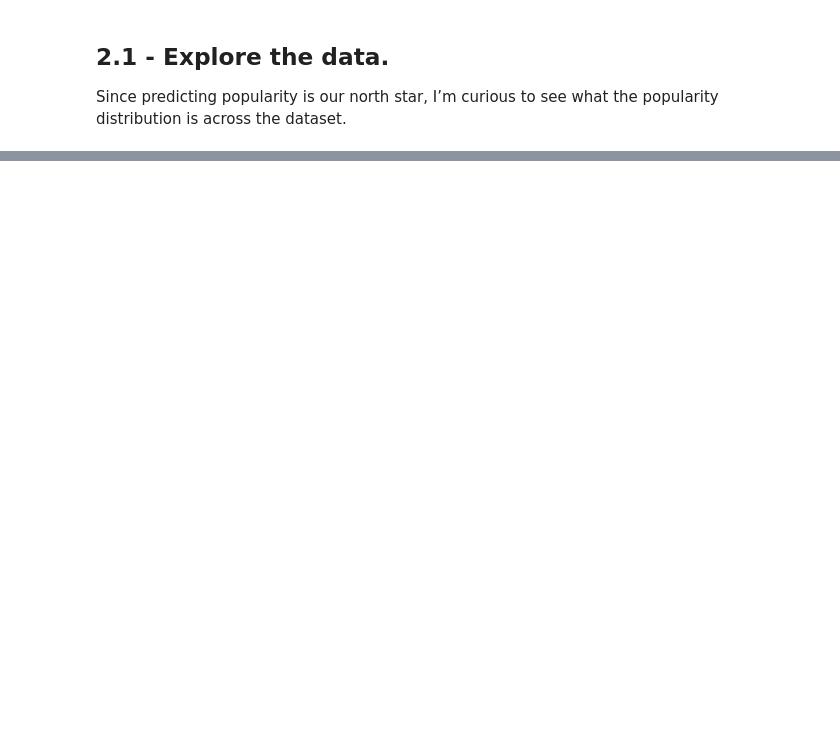
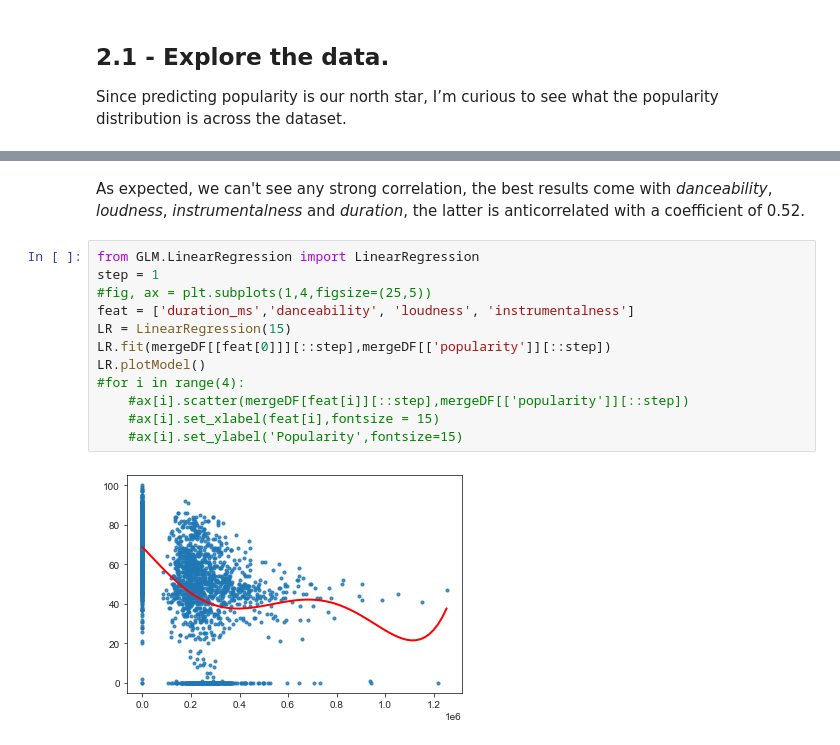
Before and after one commit to Benjamin-Barda/spotyCARLO, a Jupyter notebook: PacosPart.ipynb, the cells around one changed output, grey strips where cells are left out. Drawn from its saved outputs; the diff is of its cells as text; blank space fills up the shorter version.

```diff
--- a/PacosPart.ipynb
+++ b/PacosPart.ipynb
@@ -60,0 +139,16 @@ _ = plt.hist(dF[['popularity']],density = True, bins = 24,edgecolor='white',)
+# %% [markdown]
+As expected, we can't see any strong correlation, the best results come with *danceability*, *loudness*, *instrumentalness* and *duration*, the latter is anticorrelated with a coefficient of 0.52.
+# %%
+from GLM.LinearRegression import LinearRegression
+step = 1
+#fig, ax = plt.subplots(1,4,figsize=(25,5))
+feat = ['duration_ms','danceability', 'loudness', 'instrumentalness']
+LR = LinearRegression(15)
+LR.fit(mergeDF[[feat[0]]][::step],mergeDF[['popularity']][::step])
+LR.plotModel()
+#for i in range(4):
+    #ax[i].scatter(mergeDF[feat[i]][::step],mergeDF[['popularity']][::step])
+    #ax[i].set_xlabel(feat[i],fontsize = 15)
+    #ax[i].set_ylabel('Popularity',fontsize=15)
+# %% [output]
+[figure, added]
```
Also changed, not shown: parts of 9 cells of this notebook, 2 other files.
